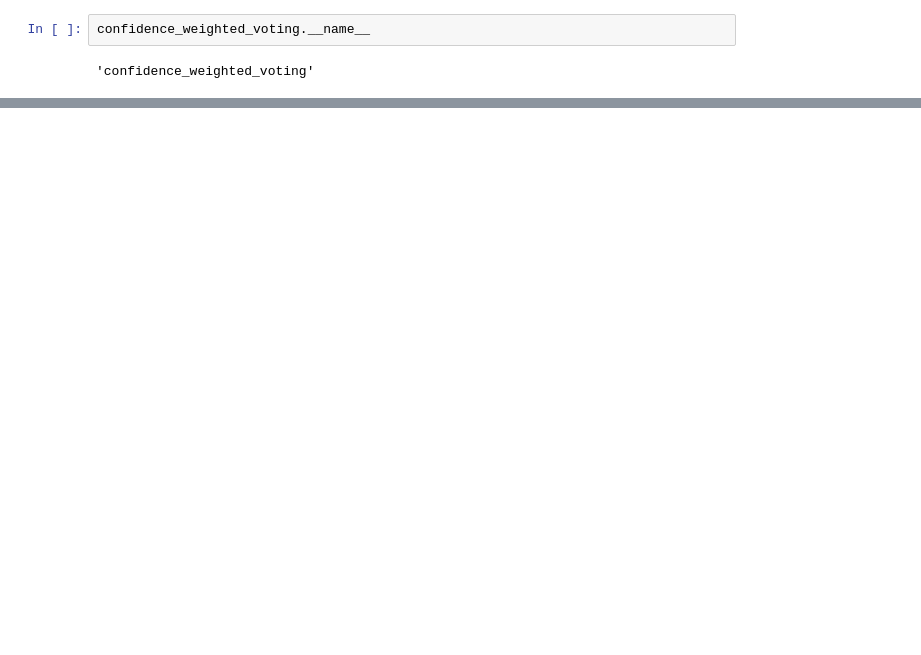
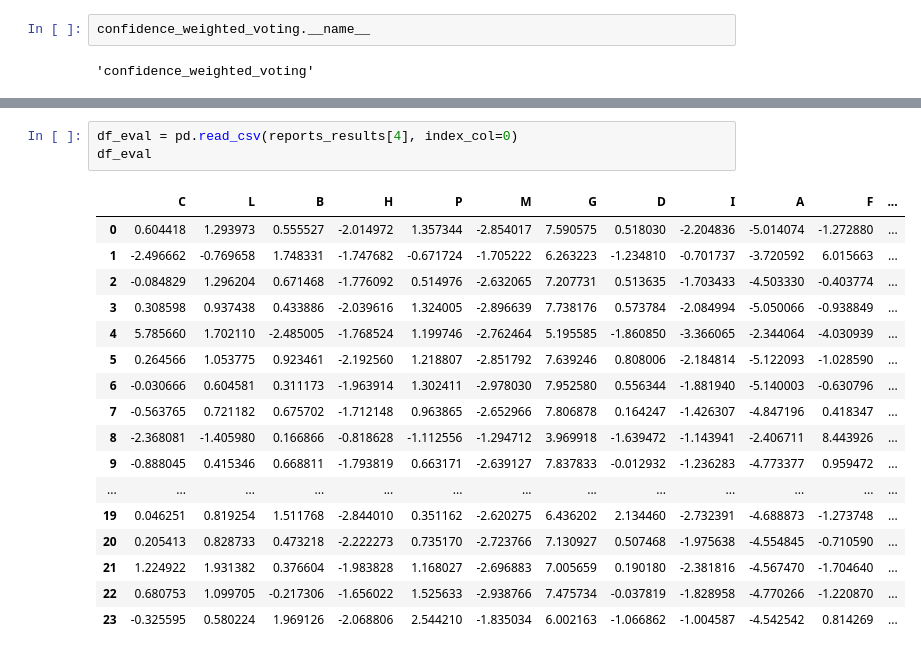
Before and after one commit to hendrikweichel/nace_report_topic_analysis, a Jupyter notebook: BERT_classifier/Classify_report_with_BERT/reevaluate_classification.ipynb, the cells around one changed output, grey strips where cells are left out. Cells and saved outputs as stored; diff of their text form; blank space fills up the shorter version.

```diff
--- a/BERT_classifier/Classify_report_with_BERT/reevaluate_classification.ipynb
+++ b/BERT_classifier/Classify_report_with_BERT/reevaluate_classification.ipynb
@@ -371,3 +413,24 @@ weighted avg       0.71      0.44      0.41       226
+# %%
+df_eval = pd.read_csv(reports_results[4], index_col=0)
+df_eval
+# %% [output]
+|  | C | L | B | H | P | M | G | D | I | A | F | ... |
+| 0 | 0.604418 | 1.293973 | 0.555527 | -2.014972 | 1.357344 | -2.854017 | 7.590575 | 0.518030 | -2.204836 | -5.014074 | -1.272880 | ... |
+| 1 | -2.496662 | -0.769658 | 1.748331 | -1.747682 | -0.671724 | -1.705222 | 6.263223 | -1.234810 | -0.701737 | -3.720592 | 6.015663 | ... |
+| 2 | -0.084829 | 1.296204 | 0.671468 | -1.776092 | 0.514976 | -2.632065 | 7.207731 | 0.513635 | -1.703433 | -4.503330 | -0.403774 | ... |
+| 3 | 0.308598 | 0.937438 | 0.433886 | -2.039616 | 1.324005 | -2.896639 | 7.738176 | 0.573784 | -2.084994 | -5.050066 | -0.938849 | ... |
+| 4 | 5.785660 | 1.702110 | -2.485005 | -1.768524 | 1.199746 | -2.762464 | 5.195585 | -1.860850 | -3.366065 | -2.344064 | -4.030939 | ... |
+| 5 | 0.264566 | 1.053775 | 0.923461 | -2.192560 | 1.218807 | -2.851792 | 7.639246 | 0.808006 | -2.184814 | -5.122093 | -1.028590 | ... |
+| 6 | -0.030666 | 0.604581 | 0.311173 | -1.963914 | 1.302411 | -2.978030 | 7.952580 | 0.556344 | -1.881940 | -5.140003 | -0.630796 | ... |
+| 7 | -0.563765 | 0.721182 | 0.675702 | -1.712148 | 0.963865 | -2.652966 | 7.806878 | 0.164247 | -1.426307 | -4.847196 | 0.418347 | ... |
+| 8 | -2.368081 | -1.405980 | 0.166866 | -0.818628 | -1.112556 | -1.294712 | 3.969918 | -1.639472 | -1.143941 | -2.406711 | 8.443926 | ... |
+| 9 | -0.888045 | 0.415346 | 0.668811 | -1.793819 | 0.663171 | -2.639127 | 7.837833 | -0.012932 | -1.236283 | -4.773377 | 0.959472 | ... |
+| ... | ... | ... | ... | ... | ... | ... | ... | ... | ... | ... | ... | ... |
+| 19 | 0.046251 | 0.819254 | 1.511768 | -2.844010 | 0.351162 | -2.620275 | 6.436202 | 2.134460 | -2.732391 | -4.688873 | -1.273748 | ... |
+| 20 | 0.205413 | 0.828733 | 0.473218 | -2.222273 | 0.735170 | -2.723766 | 7.130927 | 0.507468 | -1.975638 | -4.554845 | -0.710590 | ... |
+| 21 | 1.224922 | 1.931382 | 0.376604 | -1.983828 | 1.168027 | -2.696883 | 7.005659 | 0.190180 | -2.381816 | -4.567470 | -1.704640 | ... |
+| 22 | 0.680753 | 1.099705 | -0.217306 | -1.656022 | 1.525633 | -2.938766 | 7.475734 | -0.037819 | -1.828958 | -4.770266 | -1.220870 | ... |
+| 23 | -0.325595 | 0.580224 | 1.969126 | -2.068806 | 2.544210 | -1.835034 | 6.002163 | -1.066862 | -1.004587 | -4.542542 | 0.814269 | ... |
 # %%
 from sklearn.metrics import classification_report, confusion_matrix, ConfusionMatrixDisplay
 cm = confusion_matrix(y_true, y_pred, normalize="true")
```
Also changed, not shown: parts of 17 cells of this notebook, 7 other files.
